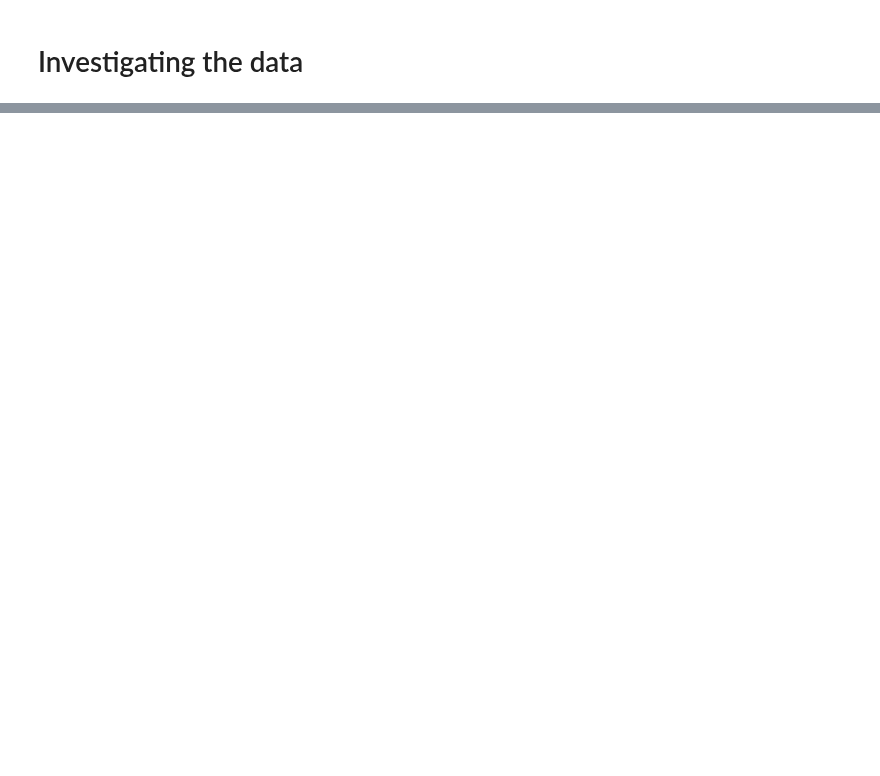
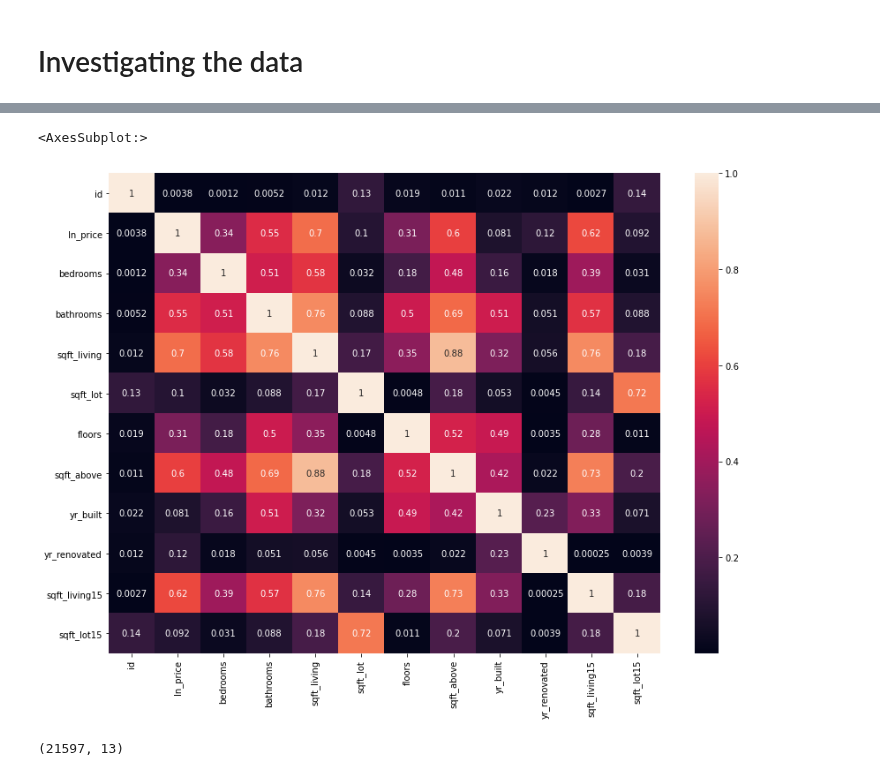
Before and after one commit to dermothethird/King_County_Housing_Project, a Jupyter notebook: Numeric cleaning .ipynb, the cells around one changed output, grey strips where cells are left out. Drawn from its saved outputs; the diff is of its cells as text; code cells hidden in the pictures; blank space fills up the shorter version.

```diff
--- a/Numeric cleaning .ipynb
+++ b/Numeric cleaning .ipynb
@@ -34,0 +56,3 @@ df
+# %%
+df1 = df.drop(df[['date', 'view', 'waterfront','condition','grade','zipcode','lat', 'long' ]], axis = 1)
+df1.head()
@@ -34,0 +94,11 @@ df
+# %%
+fig, ax = plt.subplots(figsize=(14,10))
+
+sns.heatmap(df1.corr().abs(), annot=True)
+# %% [output]
+<AxesSubplot:>
+[figure, added]
+# %%
+df1.shape
+# %% [output]
+(21597, 13)
```
Also changed, not shown: parts of 15 cells of this notebook, 1 other file.
